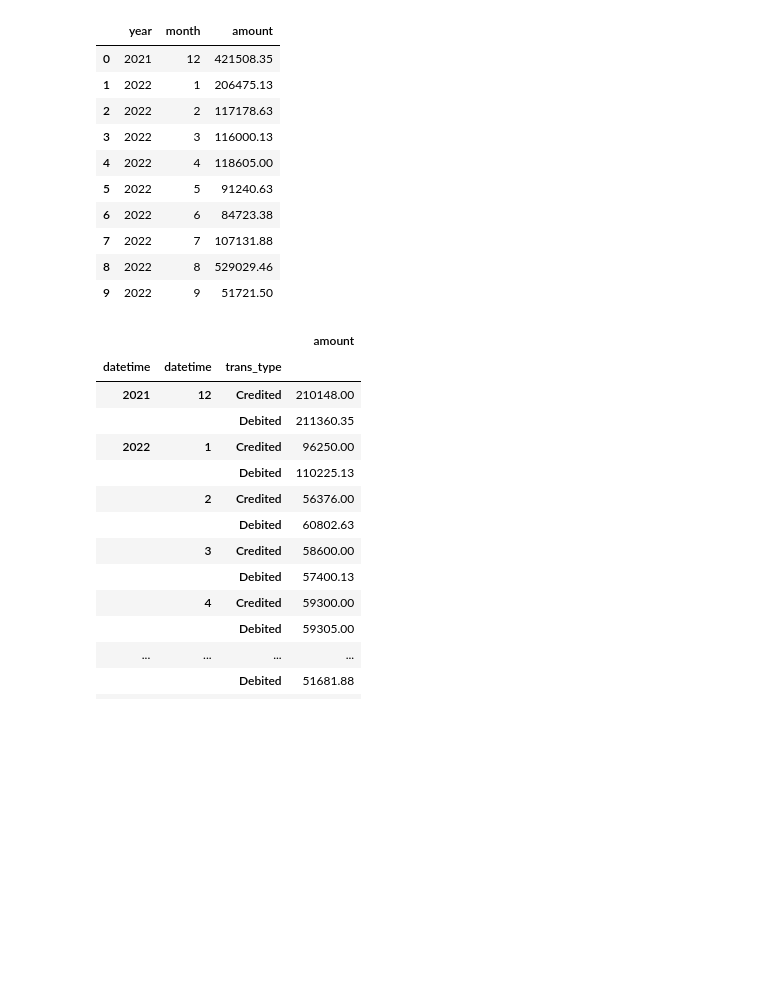
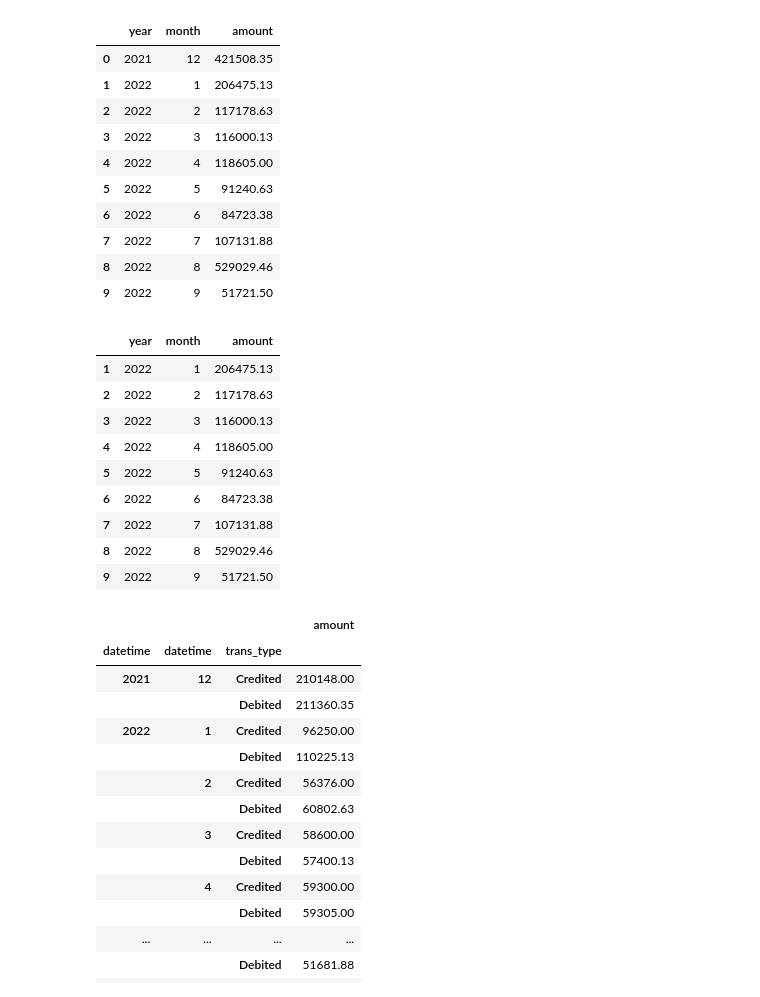
Before and after one commit to TelRich/Gmail_Scrapping_for_Bank_Transactions, a Jupyter notebook: transaction_eda.ipynb, the cells around one changed output. Saved outputs shown, nothing was run; the diff lists cells and outputs as text; code cells hidden in the pictures; blank space fills up the shorter version.

Commit message:
added monthly insight

```diff
--- a/transaction_eda.ipynb
+++ b/transaction_eda.ipynb
@@ -215,6 +215,20 @@ a
 | 7 | 2022 | 7 | 107131.88 |
 | 8 | 2022 | 8 | 529029.46 |
 | 9 | 2022 | 9 | 51721.50 |
+# %%
+c=a[1:]
+c
+# %% [output]
+|  | year | month | amount |
+| 1 | 2022 | 1 | 206475.13 |
+| 2 | 2022 | 2 | 117178.63 |
+| 3 | 2022 | 3 | 116000.13 |
+| 4 | 2022 | 4 | 118605.00 |
+| 5 | 2022 | 5 | 91240.63 |
+| 6 | 2022 | 6 | 84723.38 |
+| 7 | 2022 | 7 | 107131.88 |
+| 8 | 2022 | 8 | 529029.46 |
+| 9 | 2022 | 9 | 51721.50 |
 # %%
 a = trans_copy.groupby(by=[trans_copy.index.year, trans_copy.index.month, 'trans_type'])['amount'].sum().to_frame()
 a
```
Also changed, not shown: parts of 5 cells of this notebook.
